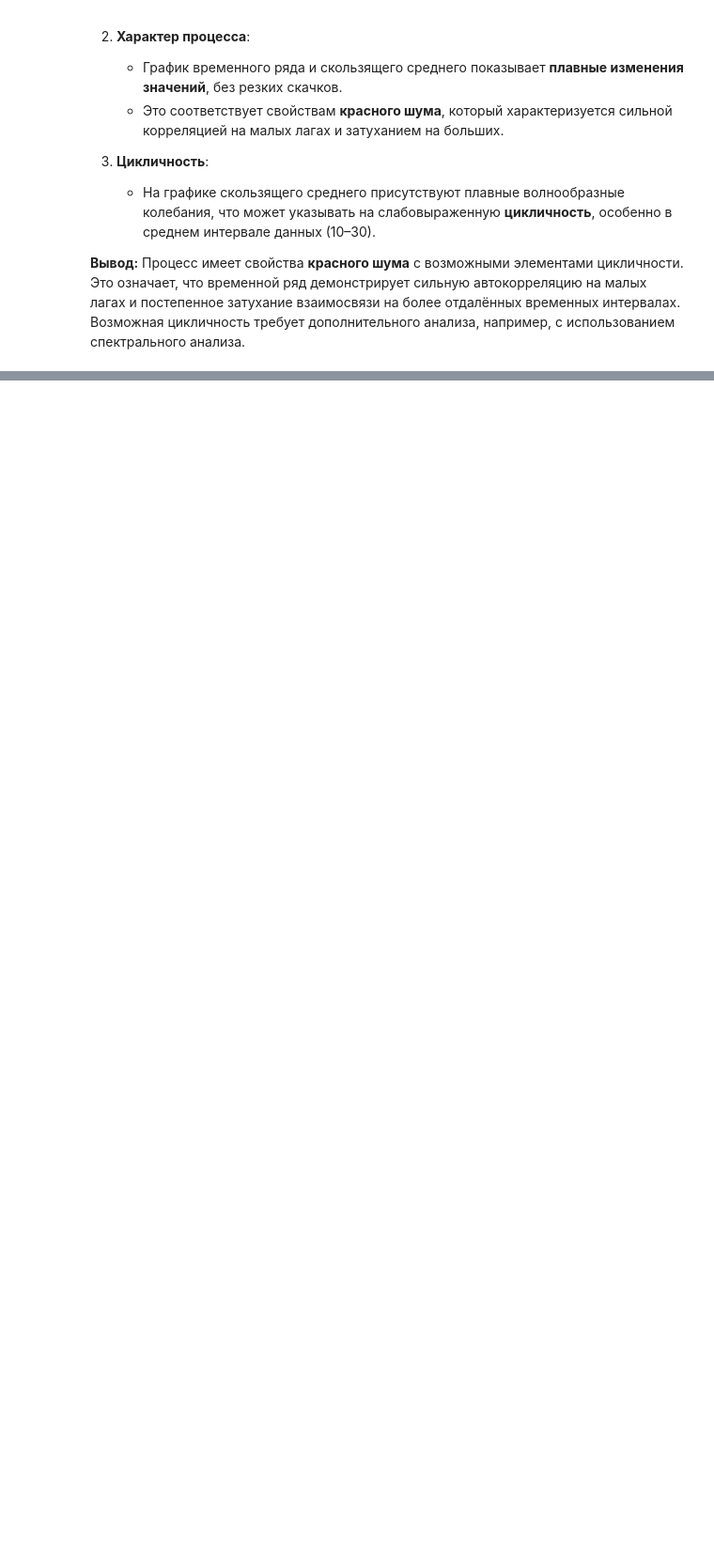
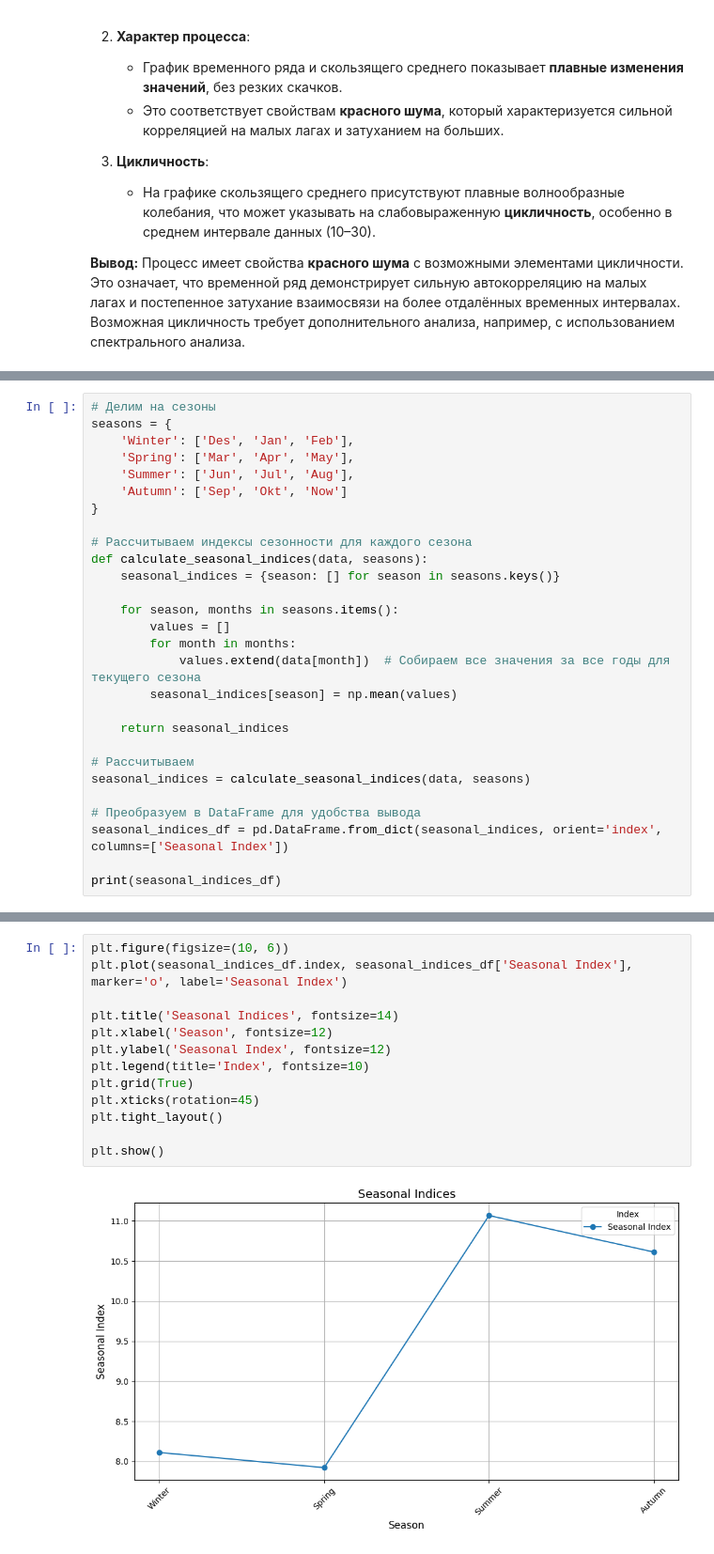
Before and after one commit to aarakova/AD, a Jupyter notebook: СТАТИСТИКА_6.ipynb, the cells around one changed output, grey strips where cells are left out. Shown: that part at 94% size. Saved outputs shown, nothing was run; the diff lists cells and outputs as text; blank space fills up the shorter version.

```diff
--- a/СТАТИСТИКА_6.ipynb
+++ b/СТАТИСТИКА_6.ipynb
@@ -375,0 +378,28 @@ plt.show()
+# %%
+# Делим на сезоны
+seasons = {
+    'Winter': ['Des', 'Jan', 'Feb'],
+    'Spring': ['Mar', 'Apr', 'May'],
+    'Summer': ['Jun', 'Jul', 'Aug'],
+    'Autumn': ['Sep', 'Okt', 'Now']
+}
+
+# Рассчитываем индексы сезонности для каждого сезона
+def calculate_seasonal_indices(data, seasons):
+    seasonal_indices = {season: [] for season in seasons.keys()}
+
+    for season, months in seasons.items():
+        values = []
+        for month in months:
+            values.extend(data[month])  # Собираем все значения за все годы для текущего сезона
+        seasonal_indices[season] = np.mean(values)
+
+    return seasonal_indices
+
+# Рассчитываем
+seasonal_indices = calculate_seasonal_indices(data, seasons)
+
+# Преобразуем в DataFrame для удобства вывода
+seasonal_indices_df = pd.DataFrame.from_dict(seasonal_indices, orient='index', columns=['Seasonal Index'])
+
+print(seasonal_indices_df)
@@ -375,0 +414,15 @@ plt.show()
+# %%
+plt.figure(figsize=(10, 6))
+plt.plot(seasonal_indices_df.index, seasonal_indices_df['Seasonal Index'], marker='o', label='Seasonal Index')
+
+plt.title('Seasonal Indices', fontsize=14)
+plt.xlabel('Season', fontsize=12)
+plt.ylabel('Seasonal Index', fontsize=12)
+plt.legend(title='Index', fontsize=10)
+plt.grid(True)
+plt.xticks(rotation=45)
+plt.tight_layout()
+
+plt.show()
+# %% [output]
+[figure, added]
```
Also changed, not shown: parts of 7 cells of this notebook.
